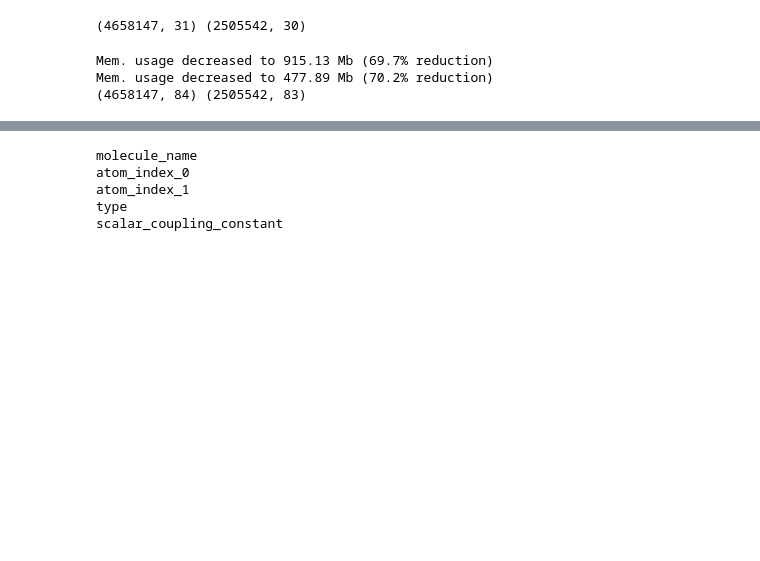
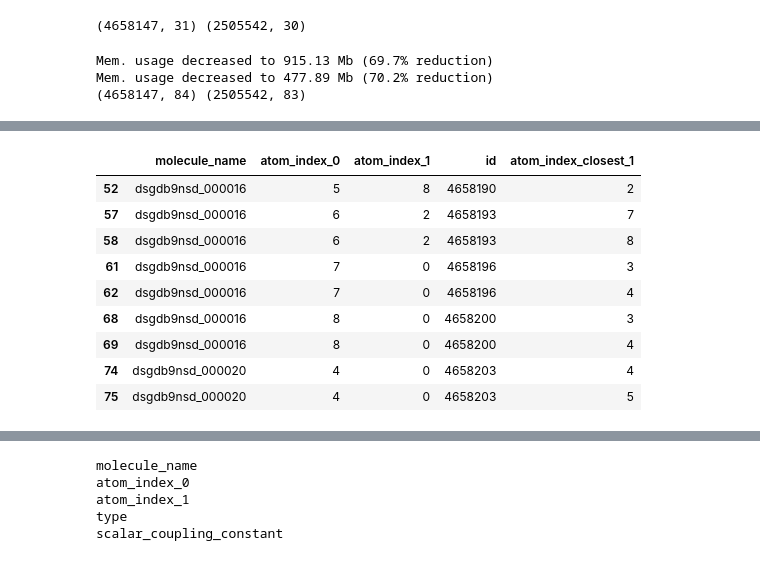
Before and after one commit to arhow/MolecularProperties, a Jupyter notebook: molecularproperties/extract_features/eachtype.ipynb, the cells around one changed output, grey strips where cells are left out. Saved outputs shown, nothing was run; the diff lists cells and outputs as text; code cells hidden in the pictures; blank space fills up the shorter version.

```diff
--- a/molecularproperties/extract_features/eachtype.ipynb
+++ b/molecularproperties/extract_features/eachtype.ipynb
@@ -374,0 +373,9 @@ dtest size (2505542, 93)
+# %%
+train_temp = create_closest(train)
+for atom_idx in [0,1]:
+    train = map_atom_info(train,train_temp, atom_idx)
+
+
+test_temp = create_closest(test)
+for atom_idx in [0,1]:
+    test = map_atom_info(test,test_temp, atom_idx)
@@ -384,3 +404,3 @@ molecule_name 2
 # %%
-train = train.iloc[:,~train.columns.duplicated()]
-test = test.iloc[:,~test.columns.duplicated()]
+# train = train.iloc[:,~train.columns.duplicated()]
+# test = test.iloc[:,~test.columns.duplicated()]
@@ -435 +460,14 @@ for index, value in zip(train.columns, train.columns.value_counts()):
+# %%
+test[test['id'].isin([4658190, 4658193, 4658196, 4658200, 4658203])][['molecule_name', 'atom_index_0', 'atom_index_1', 'id','atom_index_closest_1']]
+# %% [output]
+|  | molecule_name | atom_index_0 | atom_index_1 | id | atom_index_closest_1 |
+| 52 | dsgdb9nsd_000016 | 5 | 8 | 4658190 | 2 |
+| 57 | dsgdb9nsd_000016 | 6 | 2 | 4658193 | 7 |
+| 58 | dsgdb9nsd_000016 | 6 | 2 | 4658193 | 8 |
+| 61 | dsgdb9nsd_000016 | 7 | 0 | 4658196 | 3 |
+| 62 | dsgdb9nsd_000016 | 7 | 0 | 4658196 | 4 |
+| 68 | dsgdb9nsd_000016 | 8 | 0 | 4658200 | 3 |
+| 69 | dsgdb9nsd_000016 | 8 | 0 | 4658200 | 4 |
+| 74 | dsgdb9nsd_000020 | 4 | 0 | 4658203 | 4 |
+| 75 | dsgdb9nsd_000020 | 4 | 0 | 4658203 | 5 |
 # %%
```
Also changed, not shown: parts of 13 cells of this notebook, 3 other files.
